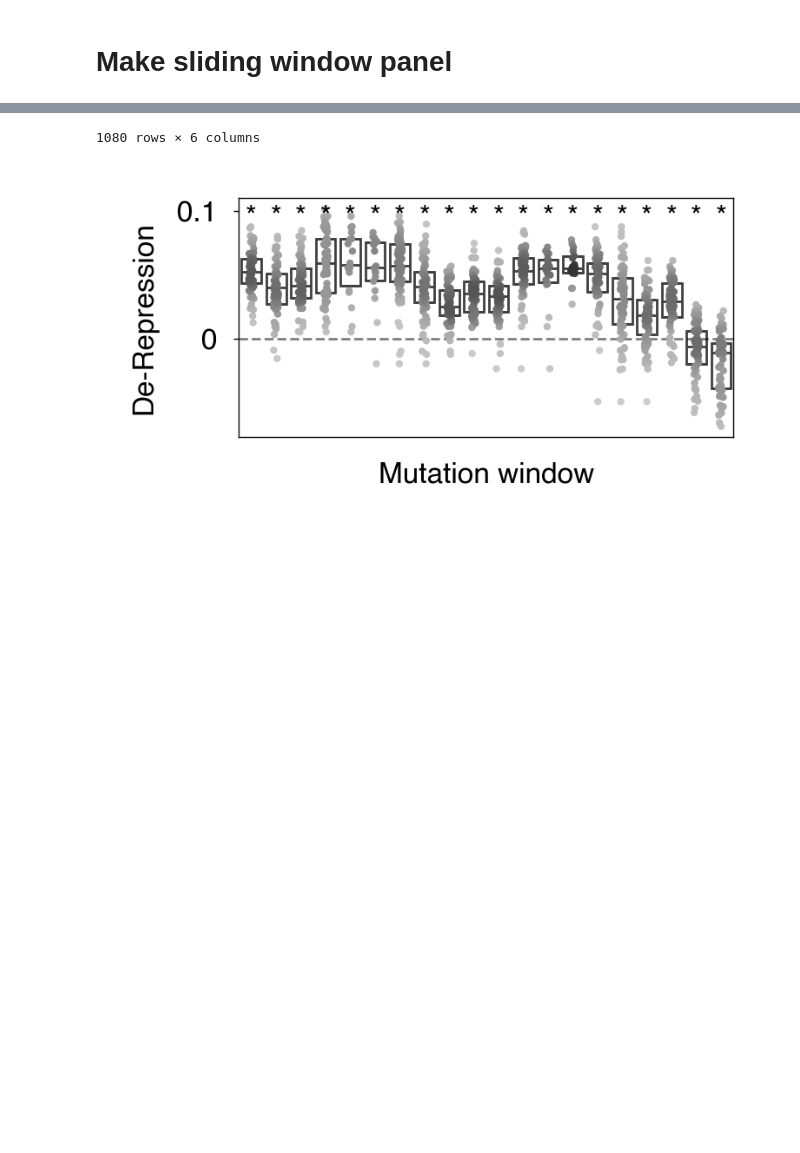
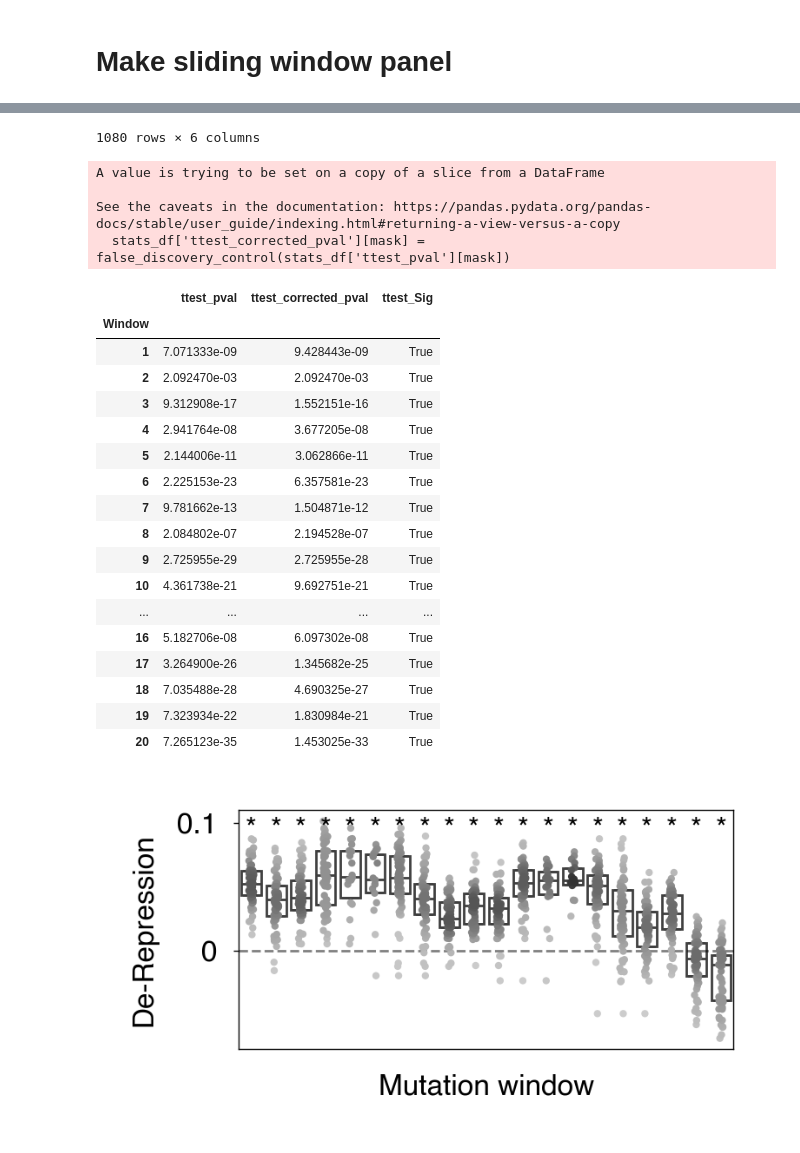
Before and after one commit to jackdesmarais/TRf_transposon_silencing_MPRA, a Jupyter notebook: graphing_notebooks/make_figure_panels.ipynb, the cells around one changed output, grey strips where cells are left out. Saved outputs shown, nothing was run; the diff lists cells and outputs as text; code cells hidden in the pictures; blank space fills up the shorter version.

```diff
--- a/graphing_notebooks/make_figure_panels.ipynb
+++ b/graphing_notebooks/make_figure_panels.ipynb
@@ -608,6 +608,13 @@ cut = cut.sort_values('density')
 cut= cut[(cut.Window!=0)&(cut.Window!=21)]
 display(cut)
 
+stats_df = cut.groupby(['Window'])['log$_{10}$(RNA/DNA)'].apply(ttester).rename('ttest_pval').to_frame()
+mask = ~stats_df['ttest_pval'].isna()
+stats_df['ttest_corrected_pval']=1
+stats_df['ttest_corrected_pval'][mask] = false_discovery_control(stats_df['ttest_pval'][mask])
+stats_df['ttest_Sig'] = stats_df['ttest_corrected_pval']<0.05
+display(stats_df)
+
 rc_alt_size = rc_defaults.copy()
 rc_alt_size["figure.figsize"] = (1.8,0.87)
 with rc_context(rc_alt_size):
@@ -618,31 +625,53 @@ with rc_context(rc_alt_size):
                 ax=ax)
     sns.stripplot(data=cut, y='log$_{10}$(RNA/DNA)', x = 'Window', size=1.5, hue='density',legend=False, palette=grey_cmap,#palette="crest",
                     ax=ax)
     plt.sca(ax)
     plt.axhline(0, c='k', alpha=0.5, linestyle='--')
     for sig in stats_df[stats_df.ttest_Sig].index:
         plt.annotate('*',(sig-1,0.095), ha='center',va='center')
 
 
     ax.invert_xaxis()
     ax.set_xticks([])
     ax.set_yticks([0,0.1],[0,0.1])
     ax.set_ylabel(f'De-Repression')
     ax.set_xlabel('Mutation window')
     plt.savefig(f'../figure_panels/main/Mutation_window_panel_full_box.pdf', dpi=600)
     plt.show()
 # %% [output]
 |  | level_0 | Sequence_idx | Window | sequence | log$_{10}$(RNA/DNA) | density |
 | 1007 | 1570 | 1570 | 6 | TGGCGCCCGAACAGGGGCCTGA | -0.049273 | 0.641910 |
 | 1006 | 1570 | 1570 | 5 | TGGCGCCCGAACAGGGGCCTGA | -0.049273 | 0.683297 |
 | 1005 | 1570 | 1570 | 4 | TGGCGCCCGAACAGGGGCCTGA | -0.049273 | 0.705755 |
 | 525 | 832 | 832 | 9 | TGGCGCCCGAACGGGGACCTGA | -0.023490 | 0.747358 |
 | 235 | 366 | 366 | 11 | TGGCGCCCGAGAAGGGACCTGA | -0.011605 | 0.935529 |
 | ... | ... | ... | ... | ... | ... | ... |
 | 219 | 338 | 338 | 7 | TGGCGCCCGAACAGGAACCTGA | 0.053356 | 29.963528 |
 | 1020 | 1595 | 1595 | 7 | TGGCGCCCGAACAGTCACCTGA | 0.053455 | 30.020293 |
 | 737 | 1152 | 1152 | 7 | TGGCGCCCGAACAGTGACCTGA | 0.053837 | 30.208662 |
 | 42 | 69 | 69 | 7 | TGGCGCCCGAACAAGGACCTGA | 0.056112 | 30.343533 |
 | 1101 | 1734 | 1734 | 7 | TGGCGCCCGAACAGAGACCTGA | 0.055782 | 30.425848 |
 1080 rows × 6 columns
+A value is trying to be set on a copy of a slice from a DataFrame
+
+See the caveats in the documentation: https://pandas.pydata.org/pandas-docs/stable/user_guide/indexing.html#returning-a-view-versus-a-copy
+  stats_df['ttest_corrected_pval'][mask] = false_discovery_control(stats_df['ttest_pval'][mask])
+|  | ttest_pval | ttest_corrected_pval | ttest_Sig |
+| Window |  |  |  |
+| 1 | 7.071333e-09 | 9.428443e-09 | True |
+| 2 | 2.092470e-03 | 2.092470e-03 | True |
+| 3 | 9.312908e-17 | 1.552151e-16 | True |
+| 4 | 2.941764e-08 | 3.677205e-08 | True |
+| 5 | 2.144006e-11 | 3.062866e-11 | True |
+| 6 | 2.225153e-23 | 6.357581e-23 | True |
+| 7 | 9.781662e-13 | 1.504871e-12 | True |
+| 8 | 2.084802e-07 | 2.194528e-07 | True |
+| 9 | 2.725955e-29 | 2.725955e-28 | True |
+| 10 | 4.361738e-21 | 9.692751e-21 | True |
+| ... | ... | ... | ... |
+| 16 | 5.182706e-08 | 6.097302e-08 | True |
+| 17 | 3.264900e-26 | 1.345682e-25 | True |
+| 18 | 7.035488e-28 | 4.690325e-27 | True |
+| 19 | 7.323934e-22 | 1.830984e-21 | True |
+| 20 | 7.265123e-35 | 1.453025e-33 | True |
 [figure]
```
Also changed, not shown: parts of 2 cells of this notebook.
